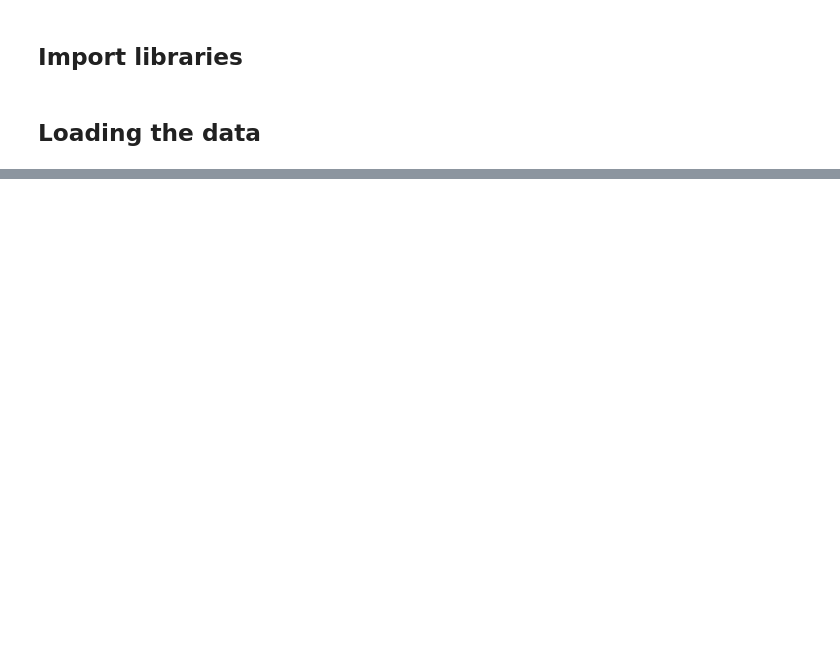
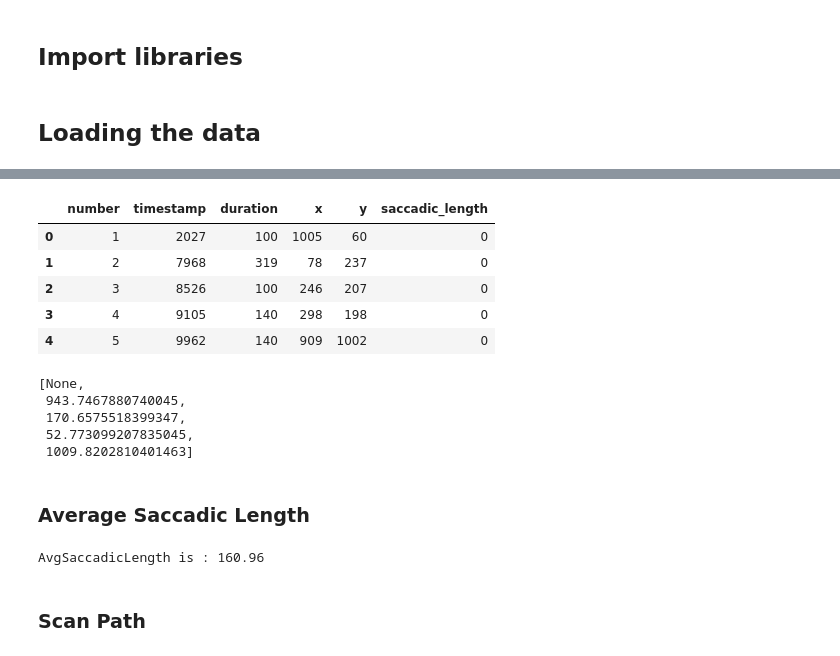
Before and after one commit to Lazer7/Eye_Visualization, a Jupyter notebook: Data/overview_data/overview_data_processor.ipynb, the cells around one changed output, grey strips where cells are left out. Cells and saved outputs as stored; diff of their text form; code cells hidden in the pictures; blank space fills up the shorter version.

```diff
--- a/Data/overview_data/overview_data_processor.ipynb
+++ b/Data/overview_data/overview_data_processor.ipynb
@@ -118,0 +138,3 @@ session_df['Task_Success'].hist();
+# %%
+dirPath = '../Raw_Data/'
+FXD_filenames = [i for i in glob.glob(dirPath+'p*/p*.*FXD.txt')]
@@ -118,0 +166,13 @@ session_df['Task_Success'].hist();
+# %%
+# testing with one fixation file
+p1_treeFXD_df = pd.read_csv(dirPath+"p1/p1.treeFXD.txt", sep = "\t", header=None)
+
+p1_treeFXD_df.rename(columns = {0:'number',
+                     1: 'timestamp',
+                     2: 'duration',
+                     3: 'x',
+                     4: 'y'}, inplace = True)
+p1_treeFXD_df.head()
+
+# p1_treeFXD_df.set_index('number', inplace = True)  # set 'number'column as a key
+# p1_treeFXD_df[['duration']].head()  # can get dataframe only with the selected column
@@ -118,0 +186,10 @@ session_df['Task_Success'].hist();
+# %%
+p1_treeFXD_df['saccadic_length'] = 0  # can add a new column and assign value this way
+p1_treeFXD_df.head()
+# %% [output]
+|  | number | timestamp | duration | x | y | saccadic_length |
+| 0 | 1 | 2027 | 100 | 1005 | 60 | 0 |
+| 1 | 2 | 7968 | 319 | 78 | 237 | 0 |
+| 2 | 3 | 8526 | 100 | 246 | 207 | 0 |
+| 3 | 4 | 9105 | 140 | 298 | 198 | 0 |
+| 4 | 5 | 9962 | 140 | 909 | 1002 | 0 |
@@ -118,0 +201,37 @@ session_df['Task_Success'].hist();
+# %%
+# Function to return array of distances from array of points
+def getDistances(points):
+    distances = []
+    for i in range(len(points['x'])):
+        if i == 0:
+            distances.append(None)
+            continue
+        x1 = points.loc[i-1,'x']
+        y1 = points.loc[i-1,'y']
+        x2 = points.loc[i,'x']
+        y2 = points.loc[i,'y']
+        distances.append(calculateDistance(x1,y1,x2,y2))
+    return distances
+
+saccadicLengths = getDistances(p1_treeFXD_df)
+saccadicLengths[:5]
+# %% [output]
+[None,
+ 943.7467880740045,
+ 170.6575518399347,
+ 52.773099207835045,
+ 1009.8202810401463]
+# %% [markdown]
+### Average Saccadic Length
+# %%
+# Function to get average saccadic length from fixation datafram
+def getAvgSaccadicLength(fixdf):
+    saccadicLengths = getDistances(fixdf)
+    return mean( filter(None, saccadicLengths) )
+
+AvgSaccadicLength = getAvgSaccadicLength(p1_treeFXD_df)
+print ("AvgSaccadicLength is :", round(AvgSaccadicLength,2))
+# %% [output]
+AvgSaccadicLength is : 160.96
+# %% [markdown]
+### Scan Path
```
Also changed, not shown: parts of 27 cells of this notebook.
